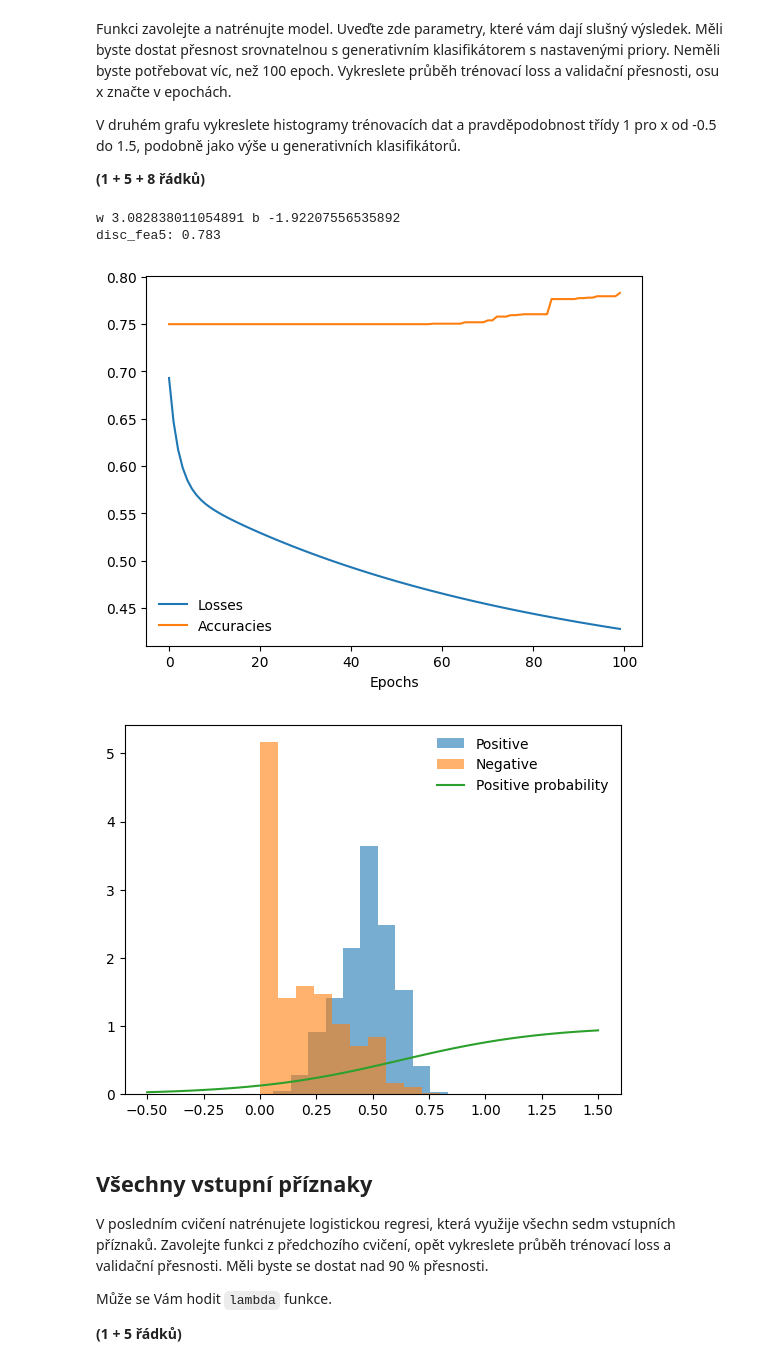
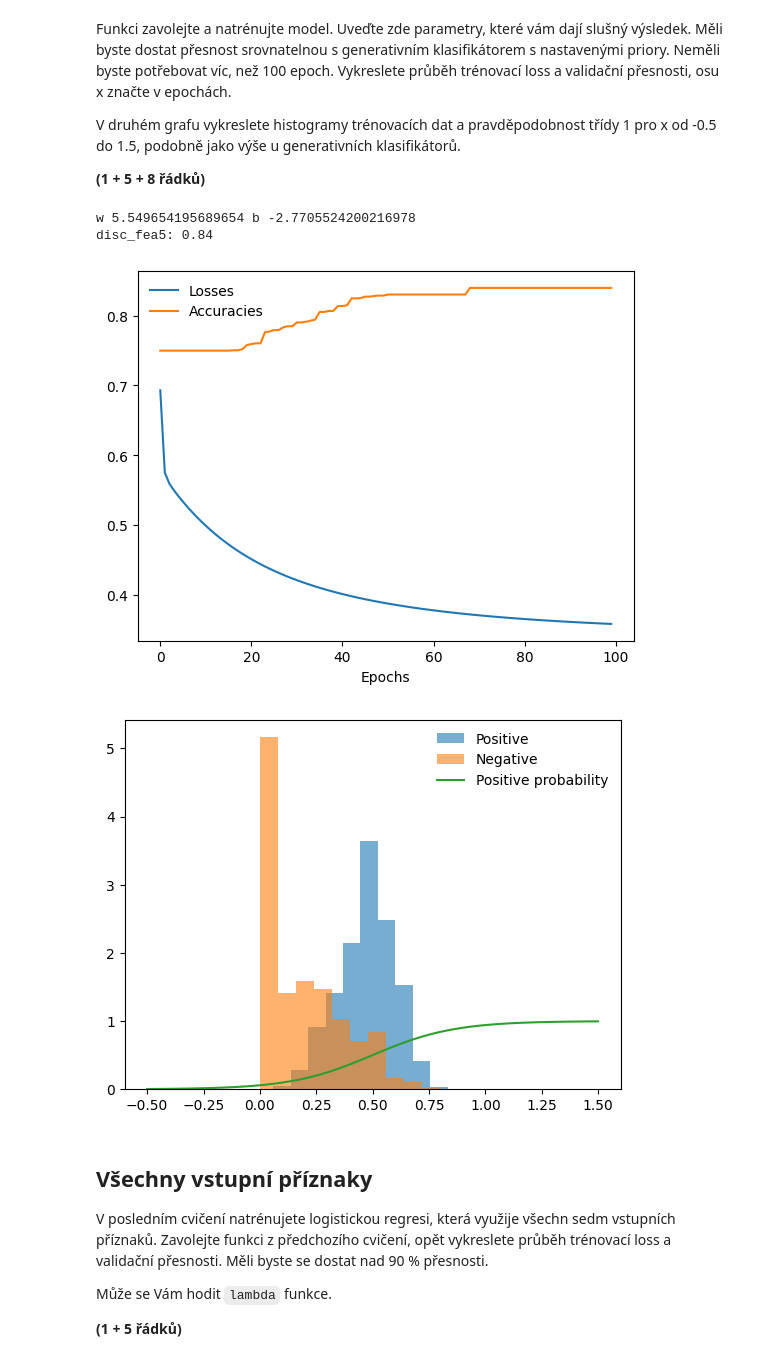
Before and after one commit to sebastianKrajnak/SUI, a Jupyter notebook: Project 2 - ML/zadani.ipynb, the cells around one changed output. Saved outputs shown, nothing was run; the diff lists cells and outputs as text; code cells hidden in the pictures.

Commit message:
changed lr to 3 so graphs are correct

```diff
--- a/Project 2 - ML/zadani.ipynb
+++ b/Project 2 - ML/zadani.ipynb
@@ -286,27 +286,27 @@ V druhém grafu vykreslete histogramy trénovacích dat a pravděpodobnost tří
 **(1 + 5 + 8 řádků)**
 # %%
 fea_preprocessor = FeatureCutter(FOI)
-disc_fea5, losses, accuracies = train_logistic_regression(100, 0.829, 1, fea_preprocessor)
+disc_fea5, losses, accuracies = train_logistic_regression(100, 3, 1, fea_preprocessor)
 
 plt.plot(losses, label='Losses')
 plt.plot(accuracies, label='Accuracies')
 plt.xlabel('Epochs')
 plt.legend(loc='best', frameon=False)
 plt.figure()
 print('w', disc_fea5.w.item(), 'b', disc_fea5.b.item())
 
 x2 = np.linspace(-0.5,1.5)[:,np.newaxis]
 probs = disc_fea5.prob_class_1(x2)
 plt.hist(train_dataset.pos[:, FOI], density=True, alpha=0.6, label='Positive')
 plt.hist(train_dataset.neg[:, FOI], density=True, alpha=0.6, label='Negative')
 plt.plot(x2, probs, label='Positive probability')
 plt.legend(loc='best', frameon=False)
 print('disc_fea5:', evaluate(disc_fea5, val_dataset.xs[:, FOI][:, np.newaxis], val_dataset.targets))
 # %% [output]
-w 3.082838011054891 b -1.92207556535892
-disc_fea5: 0.783
+w 5.549654195689654 b -2.7705524200216978
+disc_fea5: 0.84
-[figure, old version]
+[figure, new version]
-[figure, old version]
+[figure, new version]
 # %% [markdown]
 ## Všechny vstupní příznaky
 V posledním cvičení natrénujete logistickou regresi, která využije všechn sedm vstupních příznaků.
```
Also changed, not shown: parts of 1 cell of this notebook.
